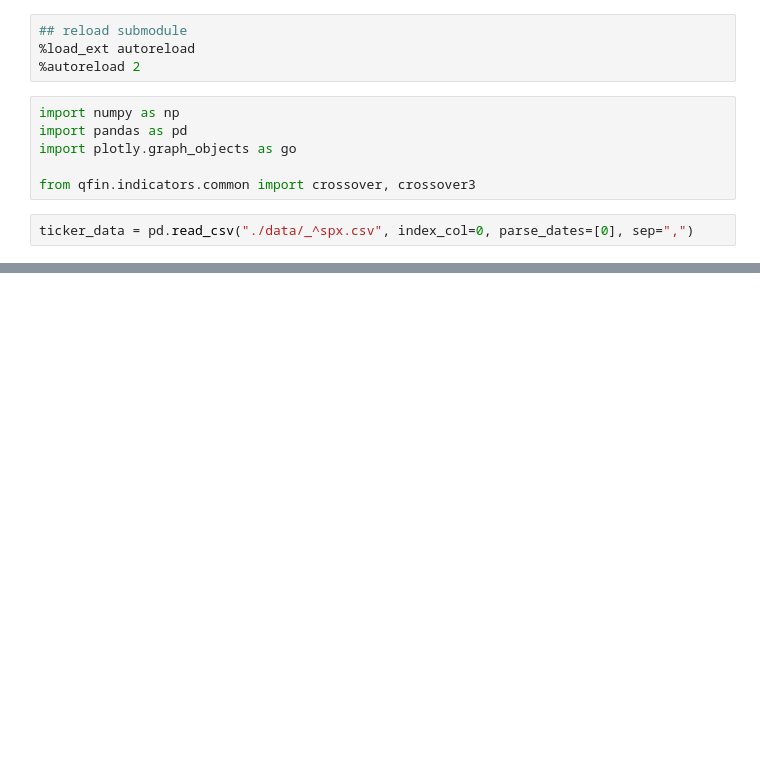
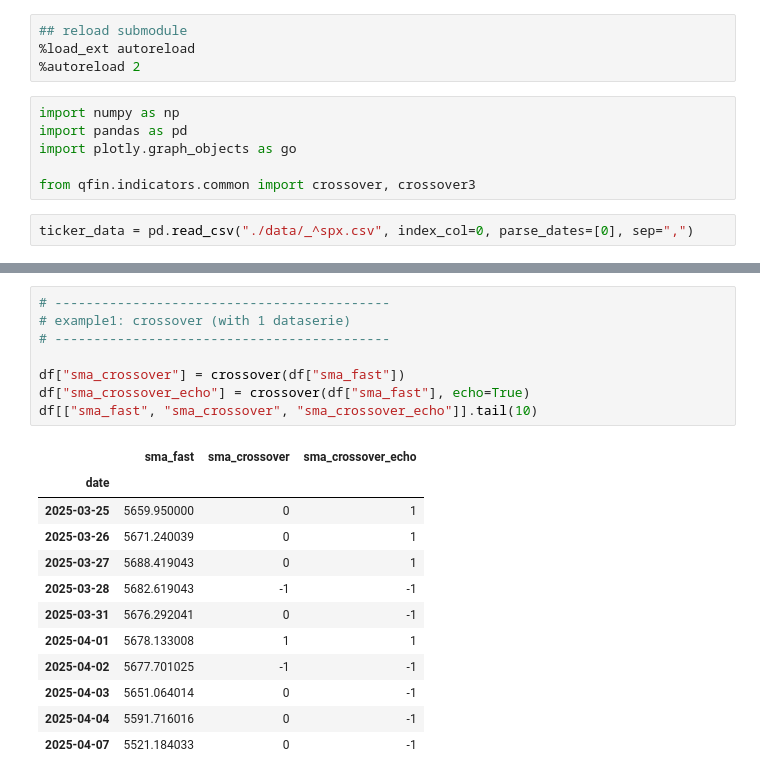
Before and after one commit to thdft/qfin, a Jupyter notebook: examples/indicators_cross.ipynb, the cells around one changed output, grey strips where cells are left out. Saved outputs shown, nothing was run; the diff lists cells and outputs as text; blank space fills up the shorter version.

```diff
--- a/examples/indicators_cross.ipynb
+++ b/examples/indicators_cross.ipynb
@@ -30,0 +38,21 @@ df[["sma_fast", "sma_medium", "sma_slow"]].tail()
+# %%
+# -------------------------------------------
+# example1: crossover (with 1 dataserie)
+# -------------------------------------------
+
+df["sma_crossover"] = crossover(df["sma_fast"])
+df["sma_crossover_echo"] = crossover(df["sma_fast"], echo=True)
+df[["sma_fast", "sma_crossover", "sma_crossover_echo"]].tail(10)
+# %% [output]
+|  | sma_fast | sma_crossover | sma_crossover_echo |
+| date |  |  |  |
+| 2025-03-25 | 5659.950000 | 0 | 1 |
+| 2025-03-26 | 5671.240039 | 0 | 1 |
+| 2025-03-27 | 5688.419043 | 0 | 1 |
+| 2025-03-28 | 5682.619043 | -1 | -1 |
+| 2025-03-31 | 5676.292041 | 0 | -1 |
+| 2025-04-01 | 5678.133008 | 1 | 1 |
+| 2025-04-02 | 5677.701025 | -1 | -1 |
+| 2025-04-03 | 5651.064014 | 0 | -1 |
+| 2025-04-04 | 5591.716016 | 0 | -1 |
+| 2025-04-07 | 5521.184033 | 0 | -1 |
```
Also changed, not shown: parts of 6 cells of this notebook, 2 other files.
